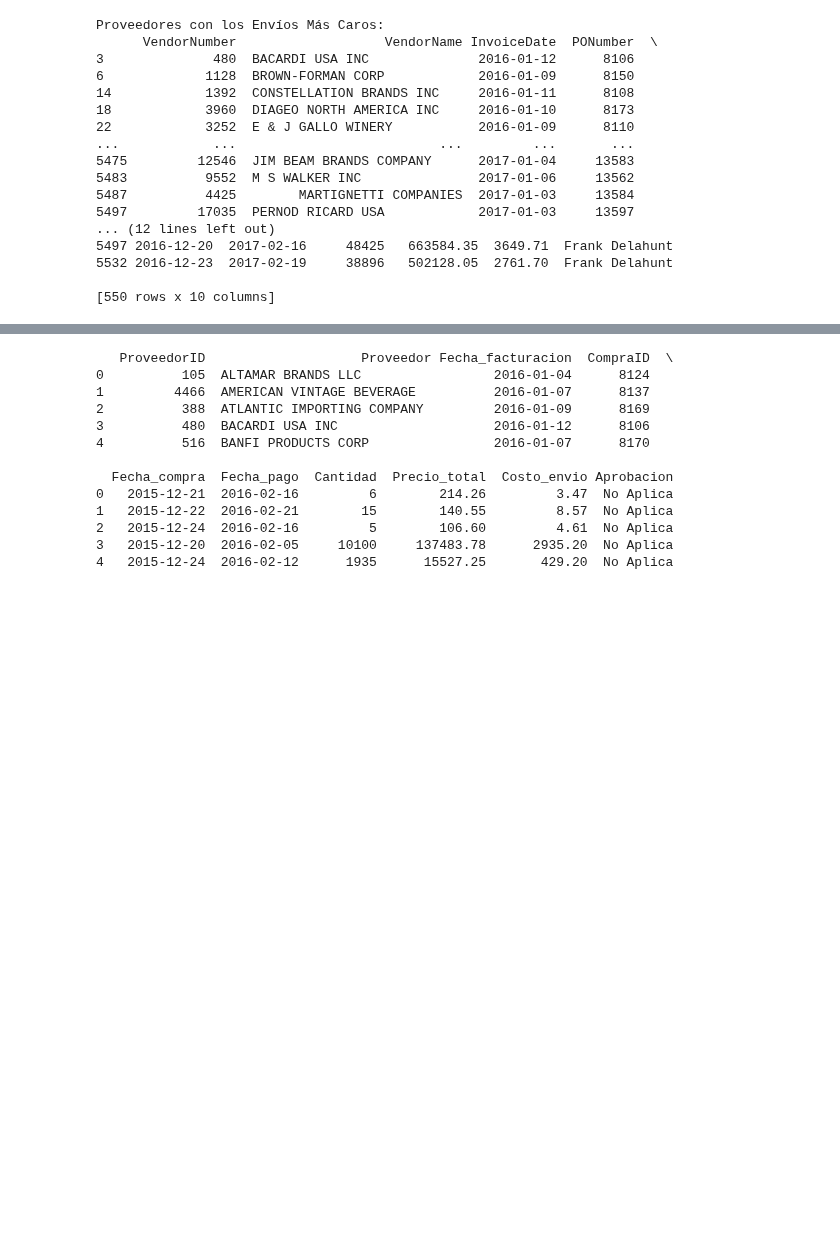
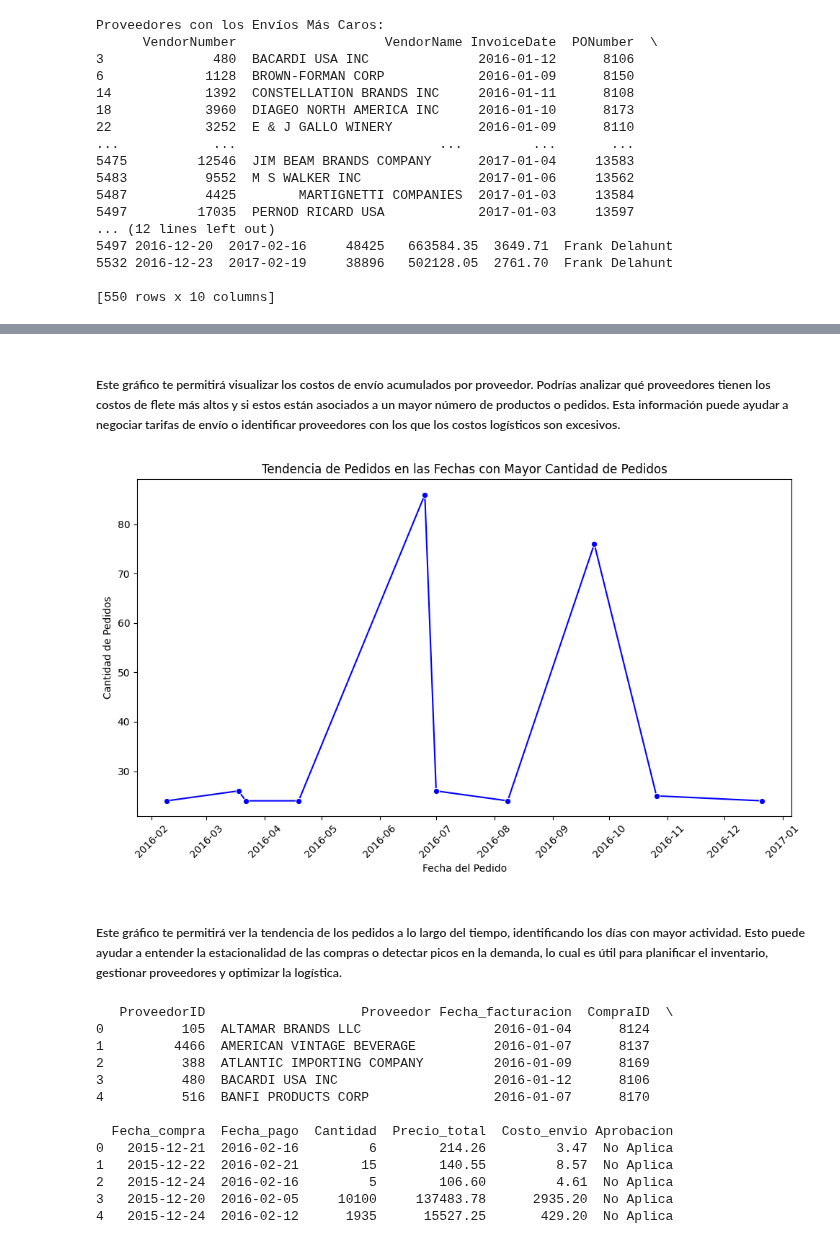
Before and after one commit to danipars/Analisis_Inventario_Distribuidora_Licores_AMCDrinks, a Jupyter notebook: EDA/OrdenesCompra.ipynb, the cells around one changed output, grey strips where cells are left out. Drawn from its saved outputs; the diff is of its cells as text; code cells hidden in the pictures; blank space fills up the shorter version.

Commit message:
Gráficas Ordenes Compra

```diff
--- a/EDA/OrdenesCompra.ipynb
+++ b/EDA/OrdenesCompra.ipynb
@@ -441,3 +432,28 @@ Passing `palette` without assigning `hue` is deprecated and will be removed in v
+# %% [markdown]
+##### Este gráfico te permitirá visualizar los costos de envío acumulados por proveedor. Podrías analizar qué proveedores tienen los costos de flete más altos y si estos están asociados a un mayor número de productos o pedidos. Esta información puede ayudar a negociar tarifas de envío o identificar proveedores con los que los costos logísticos son excesivos.
+# %%
+# Convertir la columna de fecha a formato datetime
+df_InvoicePurchase['PODate'] = pd.to_datetime(df_InvoicePurchase['PODate'])
+
+# Contar la cantidad de pedidos por fecha en el top 10
+top_10_fechas = df_InvoicePurchase.groupby('PODate')['PONumber'].count().reset_index()
+top_10_fechas = top_10_fechas.sort_values(by='PONumber', ascending=False).head(10)
+
+# Gráfico de línea para las fechas con mayor cantidad de pedidos
+plt.figure(figsize=(10, 6))
+sns.lineplot(x='PODate', y='PONumber', data=top_10_fechas, marker='o', color='b')
+
+# Añadir etiquetas y título
+plt.title('Tendencia de Pedidos en las Fechas con Mayor Cantidad de Pedidos')
+plt.xlabel('Fecha del Pedido')
+plt.ylabel('Cantidad de Pedidos')
+plt.xticks(rotation=45)
+plt.tight_layout()
+plt.show()
+# %% [output]
+[figure, added]
+# %% [markdown]
+##### Este gráfico te permitirá ver la tendencia de los pedidos a lo largo del tiempo, identificando los días con mayor actividad. Esto puede ayudar a entender la estacionalidad de las compras o detectar picos en la demanda, lo cual es útil para planificar el inventario, gestionar proveedores y optimizar la logística.
 # %%
 #Cambio de nombres y traducción de las Columnas
 
```
Also changed, not shown: parts of 3 cells of this notebook.
